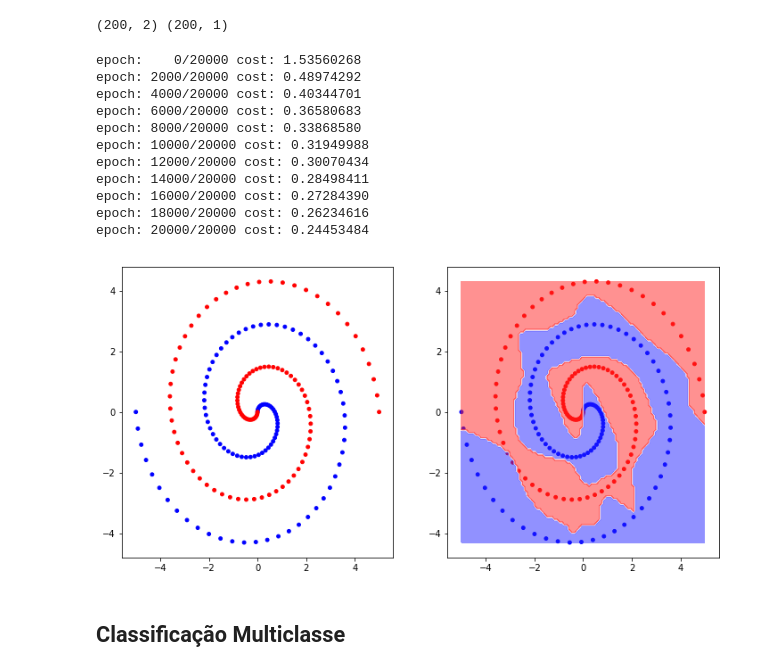
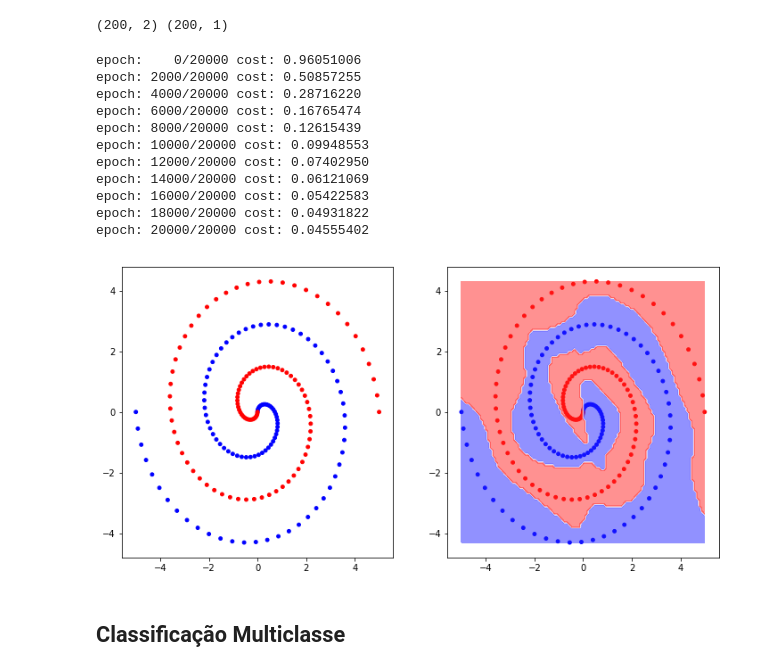
Before and after one commit to arnaldog12/Manual-Pratico-Deep-Learning, a Jupyter notebook: Rede Neural.ipynb, the cells around one changed output. Saved outputs shown, nothing was run; the diff lists cells and outputs as text; code cells hidden in the pictures.

```diff
--- a/Rede Neural.ipynb
+++ b/Rede Neural.ipynb
@@ -730,24 +722,29 @@ print(x.shape, y.shape)
 # %% [output]
 (200, 2) (200, 1)
 # %%
-D = x.shape[1]
-nn = NeuralNetwork(layers_size=[D, 8, 8, 1], activations=[tanh, tanh, sigmoid], cost_func=sigmoid_cross_entropy, learning_rate=1e-3, reg_func=l1_regularization, reg_strength=0.001)
+D_in, D_out = x.shape[1], y.shape[1]
+
+nn = NeuralNetwork(cost_func=sigmoid_cross_entropy, learning_rate=1e-3)
+nn.layers.append(Layer(input_dim=D_in, output_dim=8, activation=tanh))
+nn.layers.append(Layer(input_dim=8, output_dim=8, activation=tanh))
+nn.layers.append(Layer(input_dim=8, output_dim=D_out, activation=sigmoid))
+
 nn.fit(x, y, epochs=20000, verbose=2000)
 
 plots.plot_data_and_predictions_3d_in_2d(x, y, is_binary=True, nn=nn, threshold=0.5, cmap='bwr')
 # %% [output]
-epoch:    0/20000 cost: 1.53560268
-epoch: 2000/20000 cost: 0.48974292
-epoch: 4000/20000 cost: 0.40344701
-epoch: 6000/20000 cost: 0.36580683
-epoch: 8000/20000 cost: 0.33868580
-epoch: 10000/20000 cost: 0.31949988
-epoch: 12000/20000 cost: 0.30070434
-epoch: 14000/20000 cost: 0.28498411
-epoch: 16000/20000 cost: 0.27284390
-epoch: 18000/20000 cost: 0.26234616
-epoch: 20000/20000 cost: 0.24453484
+epoch:    0/20000 cost: 0.96051006
+epoch: 2000/20000 cost: 0.50857255
+epoch: 4000/20000 cost: 0.28716220
+epoch: 6000/20000 cost: 0.16765474
+epoch: 8000/20000 cost: 0.12615439
+epoch: 10000/20000 cost: 0.09948553
+epoch: 12000/20000 cost: 0.07402950
+epoch: 14000/20000 cost: 0.06121069
+epoch: 16000/20000 cost: 0.05422583
+epoch: 18000/20000 cost: 0.04931822
+epoch: 20000/20000 cost: 0.04555402
-[figure, old version]
+[figure, new version]
 # %% [markdown]
 ## Classificação Multiclasse
 # %% [markdown]
```
Also changed, not shown: parts of 26 cells of this notebook.
